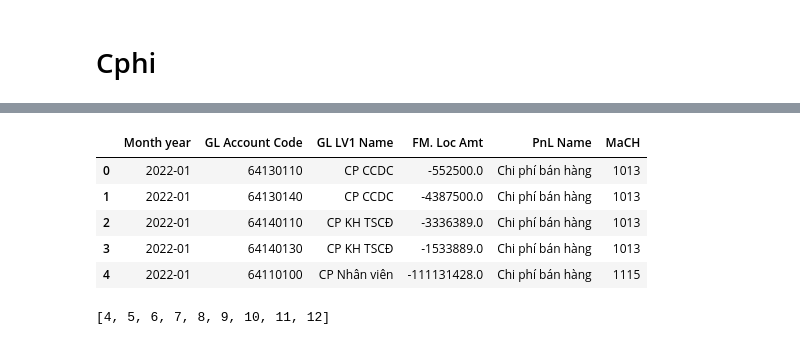
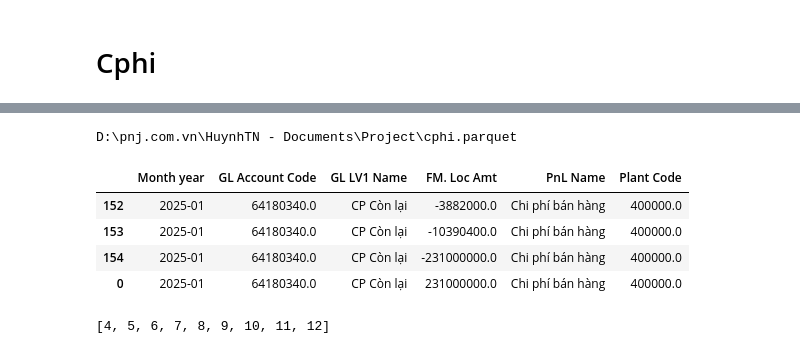
Before and after one commit to Huynh-Tr/report, a Jupyter notebook: dthu.ipynb, the cells around one changed output, grey strips where cells are left out. Saved outputs shown, nothing was run; the diff lists cells and outputs as text; code cells hidden in the pictures.

```diff
--- a/dthu.ipynb
+++ b/dthu.ipynb
@@ -333,29 +362,61 @@ SyntaxError: invalid syntax (4256108283.py, line 37)
+# %%
+import pyarrow as pa
+import pyarrow.parquet as pq
+import pandas as pd
+from glob import glob
+import os
+
+# parquet
+parquet_file = ['cphi.parquet']
+path = r"D:\pnj.com.vn\HuynhTN - Documents\Data\DataBI"
+# path_kh = "D:\pnj.com.vn\HuynhTN - Documents\Data\Planning"
+
+csv_list_files = glob(os.path.join(path, "CP\\2025*.csv"))
+
+# excel_list_files = [glob(os.path.join(path_kh, "*.xlsx"))]
+
+output_path = r"D:\pnj.com.vn\HuynhTN - Documents\Project"
+parquet_file = os.path.join(output_path, parquet_file[0])
+print(parquet_file)
+# parquet_file_kh = os.path.join(output_path, parquet_file[-1])
+
+# for output_file, csv_files in zip(parquet_file, csv_list_files):
+    # os.rmdir(output_file)
+if not os.path.exists(output_file):
+    pd_df = pd.concat([pd.read_csv(csv_file) for csv_file in csv_list_files])
+    table = pa.Table.from_pandas(pd_df)
+    pq.write_table(table, parquet_file)
+# %% [output]
+D:\pnj.com.vn\HuynhTN - Documents\Project\cphi.parquet
 # %%
-df_cp = pd.read_parquet(r"https://raw.githubusercontent.com/Huynh-Tr/report/main/cphi.parquet")
-# df_cp = df[df["Month year"] != "Month year"]
+import pandas as pd
+
+# df_cp = pd.read_parquet(r"https://raw.githubusercontent.com/Huynh-Tr/report/main/cphi.parquet")
+df_cp = pd.read_parquet(r"D:\pnj.com.vn\HuynhTN - Documents\Project\cphi.parquet")
+df_cp = df_cp[df_cp["Month year"] != "Month year"]
 df_cp["Month year"] = pd.to_datetime(df_cp["Month year"]).dt.to_period('M')
 
-# create MaCH column with condition right 4 chartacters of cost center code if not null else right 4 characters of GL Account Code
-df_cp["Plant Code"] = df_cp["Cost Center Code"].fillna(df_cp["Plant Code"].astype('str')).astype('int').astype('str').str[-4:] \
-    .replace('0000', 'P015').replace('9999', 'P015')
+# # create MaCH column with condition right 4 chartacters of cost center code if not null else right 4 characters of GL Account Code
+# df_cp["Plant Code"] = df_cp["Cost Center Code"].fillna(df_cp["Plant Code"].astype('str')).astype('int').astype('str').str[-4:] \
+#     .replace('0000', 'P015').replace('9999', 'P015')
 
 df_cp["FM. Loc Amt"] = df_cp["FM. Loc Amt"].astype('float')
 
-cols = ["Month year", "GL Account Code", "GL LV1 Name", "FM. Loc Amt", "PnL Name", "MaCH"]
+cols = ["Month year", "GL Account Code", "GL LV1 Name", "FM. Loc Amt", "PnL Name", "Plant Code"]
 gl_code_exl = 64110120 # list of GL Account Code
 gl_code_range = [64100000, 64252100]
 
 # filter data cols with gl_code_exl and in range gl_code_range
 df_cp = df_cp[cols][(df_cp["GL Account Code"] != gl_code_exl) & (df_cp["GL Account Code"].between(gl_code_range[0], gl_code_range[1]))]
 
-df_cp.head()
+df_cp = df_cp[(df_cp["Month year"].dt.year == 2025) & (df_cp["GL LV1 Name"] == "CP Còn lại") & (df_cp["GL Account Code"] == 64180340) & (df_cp["Plant Code"] == 400000.0)]
+df_cp
 # %% [output]
-|  | Month year | GL Account Code | GL LV1 Name | FM. Loc Amt | PnL Name | MaCH |
-| 0 | 2022-01 | 64130110 | CP CCDC | -552500.0 | Chi phí bán hàng | 1013 |
-| 1 | 2022-01 | 64130140 | CP CCDC | -4387500.0 | Chi phí bán hàng | 1013 |
-| 2 | 2022-01 | 64140110 | CP KH TSCĐ | -3336389.0 | Chi phí bán hàng | 1013 |
-| 3 | 2022-01 | 64140130 | CP KH TSCĐ | -1533889.0 | Chi phí bán hàng | 1013 |
-| 4 | 2022-01 | 64110100 | CP Nhân viên | -111131428.0 | Chi phí bán hàng | 1115 |
+|  | Month year | GL Account Code | GL LV1 Name | FM. Loc Amt | PnL Name | Plant Code |
+| 152 | 2025-01 | 64180340.0 | CP Còn lại | -3882000.0 | Chi phí bán hàng | 400000.0 |
+| 153 | 2025-01 | 64180340.0 | CP Còn lại | -10390400.0 | Chi phí bán hàng | 400000.0 |
+| 154 | 2025-01 | 64180340.0 | CP Còn lại | -231000000.0 | Chi phí bán hàng | 400000.0 |
+| 0 | 2025-01 | 64180340.0 | CP Còn lại | 231000000.0 | Chi phí bán hàng | 400000.0 |
 # %%
 list(range(4, 13))
 # %% [output]
```
Also changed, not shown: parts of 5 cells of this notebook, 1 other file.
